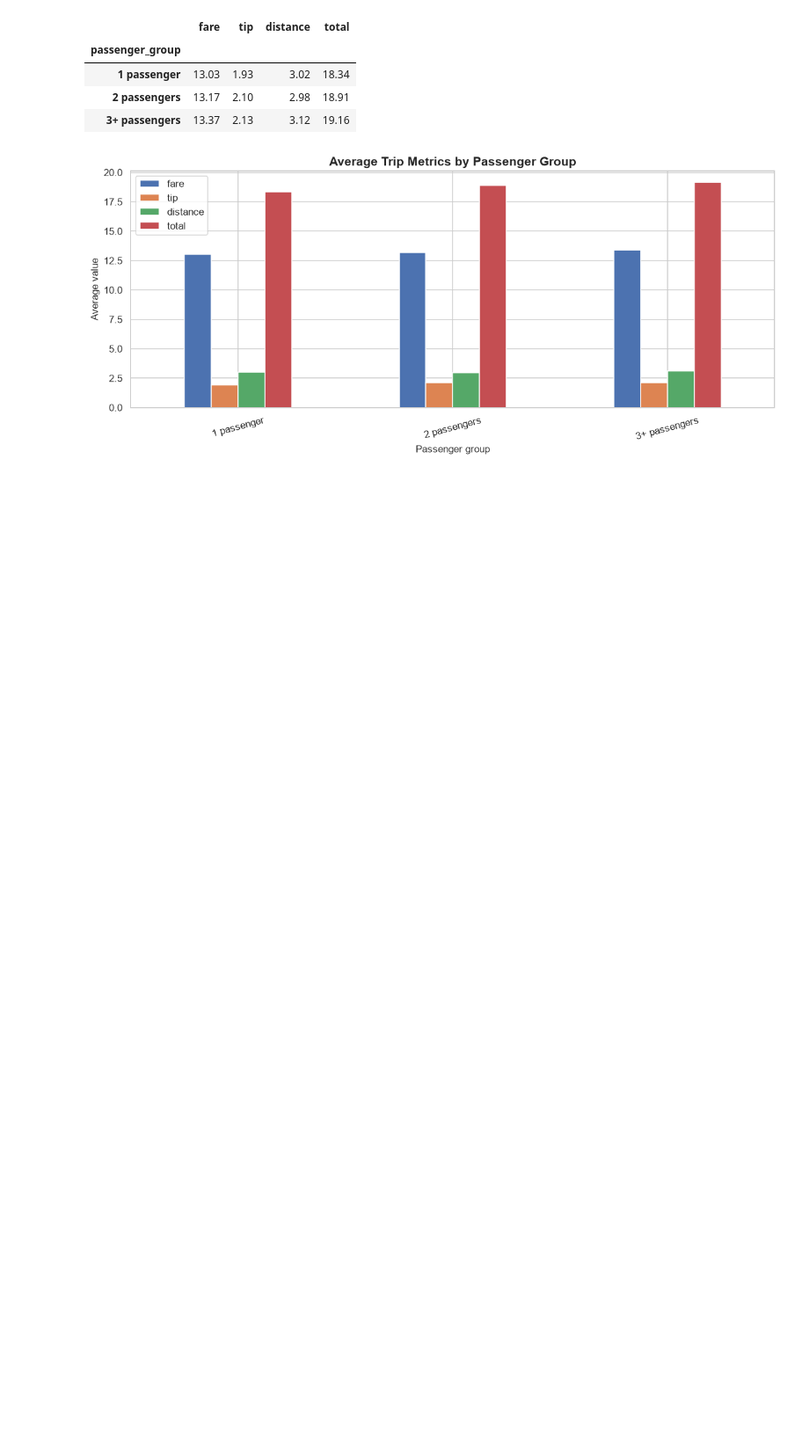
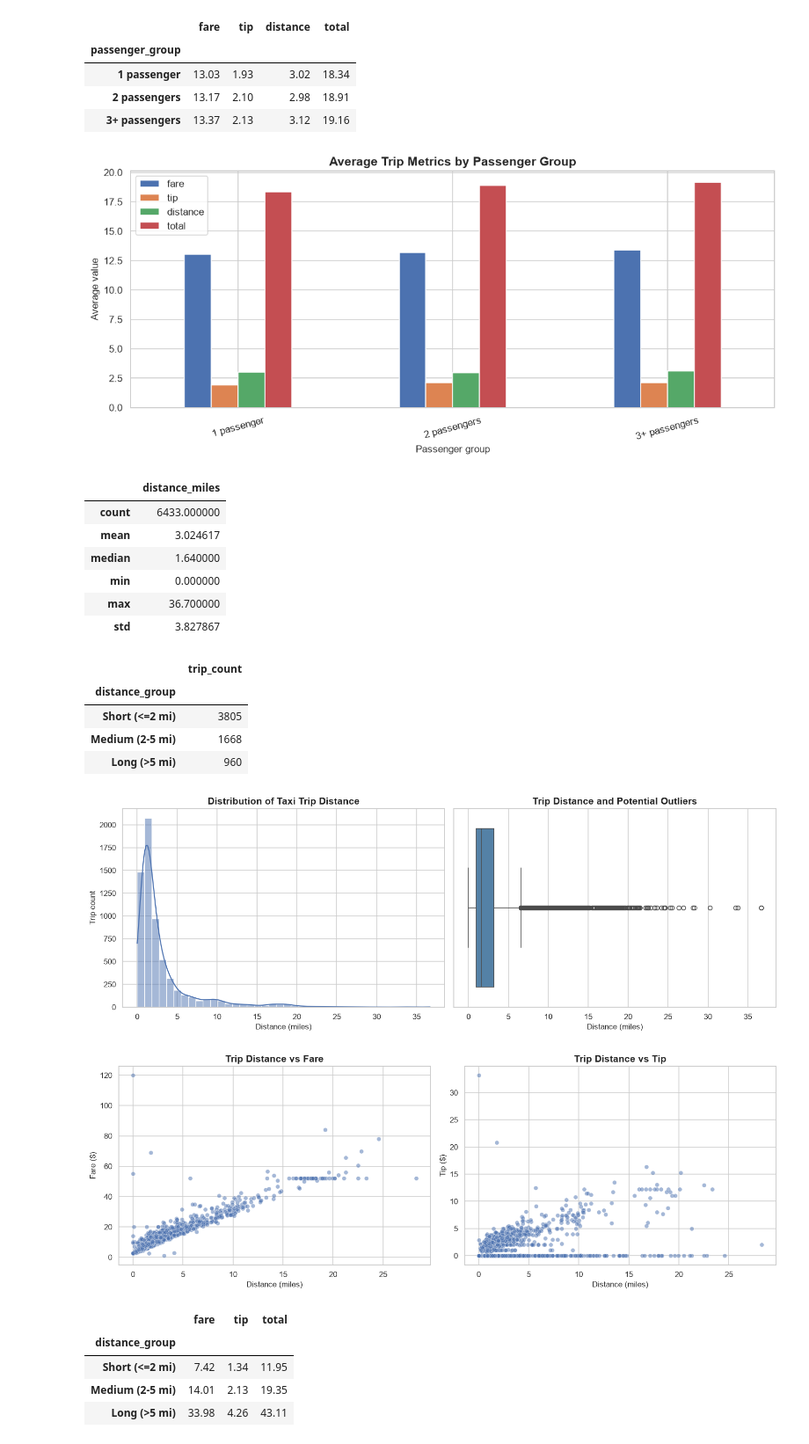
Before and after one commit to Arman-Shaban/Data_Analysis_Projects, a Jupyter notebook: taxi_analysis/Taxi_Analysis.ipynb, the cells around one changed output. Shown at 88% size. Drawn from its saved outputs; the diff is of its cells as text; code cells hidden in the pictures; blank space fills up the shorter version.

```diff
--- a/taxi_analysis/Taxi_Analysis.ipynb
+++ b/taxi_analysis/Taxi_Analysis.ipynb
@@ -140,3 +141,57 @@ Maximum passenger count: 6
 | 2 passengers | 13.17 | 2.10 | 2.98 | 18.91 |
 | 3+ passengers | 13.37 | 2.13 | 3.12 | 19.16 |
 [figure]
+# %%
+distance_data = data.dropna(subset=["distance"]).copy()
+
+display(distance_data["distance"].agg(["count", "mean", "median", "min", "max", "std"]).to_frame("distance_miles"))
+distance_counts = distance_data["distance_group"].value_counts().reindex(
+    ["Short (<=2 mi)", "Medium (2-5 mi)", "Long (>5 mi)"]
+)
+display(distance_counts.rename("trip_count").to_frame())
+
+fig, axes = plt.subplots(1, 2, figsize=(14, 5))
+sns.histplot(distance_data["distance"], bins=40, kde=True, ax=axes[0])
+axes[0].set_title("Distribution of Taxi Trip Distance")
+axes[0].set_xlabel("Distance (miles)")
+axes[0].set_ylabel("Trip count")
+sns.boxplot(x=distance_data["distance"], color="steelblue", ax=axes[1])
+axes[1].set_title("Trip Distance and Potential Outliers")
+axes[1].set_xlabel("Distance (miles)")
+plt.tight_layout()
+plt.show()
+
+sample = distance_data.sample(min(1600, len(distance_data)), random_state=42)
+fig, axes = plt.subplots(1, 2, figsize=(14, 5))
+sns.scatterplot(data=sample, x="distance", y="fare", alpha=.5, ax=axes[0])
+axes[0].set_title("Trip Distance vs Fare")
+axes[0].set_xlabel("Distance (miles)")
+axes[0].set_ylabel("Fare ($)")
+sns.scatterplot(data=sample, x="distance", y="tip", alpha=.5, ax=axes[1])
+axes[1].set_title("Trip Distance vs Tip")
+axes[1].set_xlabel("Distance (miles)")
+axes[1].set_ylabel("Tip ($)")
+plt.tight_layout()
+plt.show()
+
+display(distance_data.groupby("distance_group", observed=False)[["fare", "tip", "total"]].mean().round(2))
+# %% [output]
+|  | distance_miles |
+| count | 6433.000000 |
+| mean | 3.024617 |
+| median | 1.640000 |
+| min | 0.000000 |
+| max | 36.700000 |
+| std | 3.827867 |
+|  | trip_count |
+| distance_group |  |
+| Short (<=2 mi) | 3805 |
+| Medium (2-5 mi) | 1668 |
+| Long (>5 mi) | 960 |
+[figure, added]
+[figure, added]
+|  | fare | tip | total |
+| distance_group |  |  |  |
+| Short (<=2 mi) | 7.42 | 1.34 | 11.95 |
+| Medium (2-5 mi) | 14.01 | 2.13 | 19.35 |
+| Long (>5 mi) | 33.98 | 4.26 | 43.11 |
```
Also changed, not shown: parts of 4 cells of this notebook.
